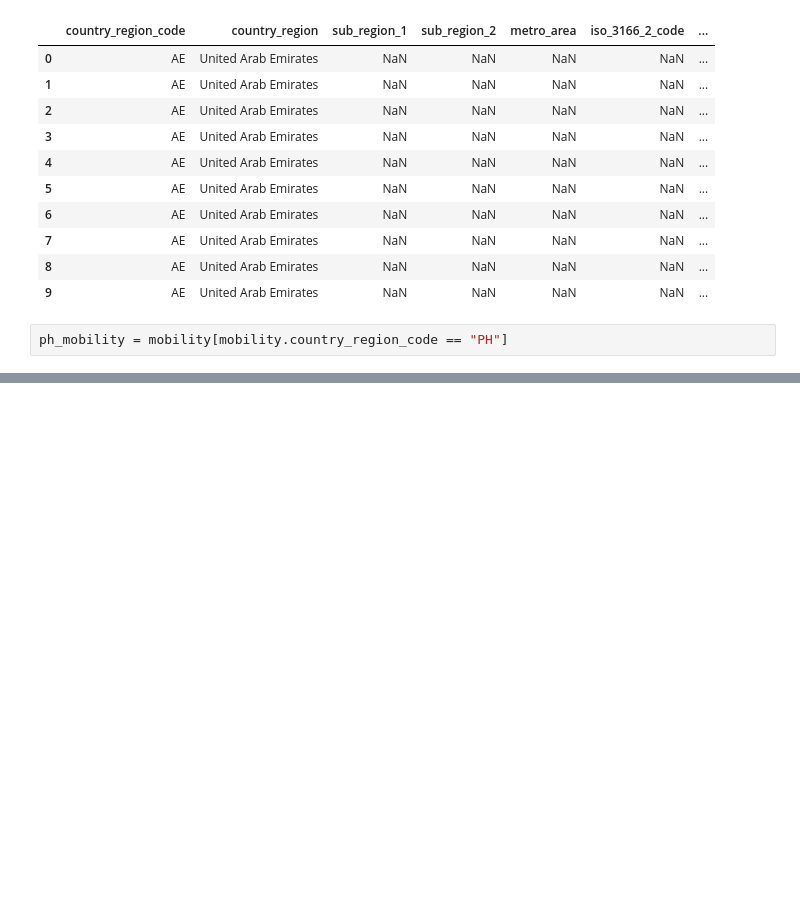
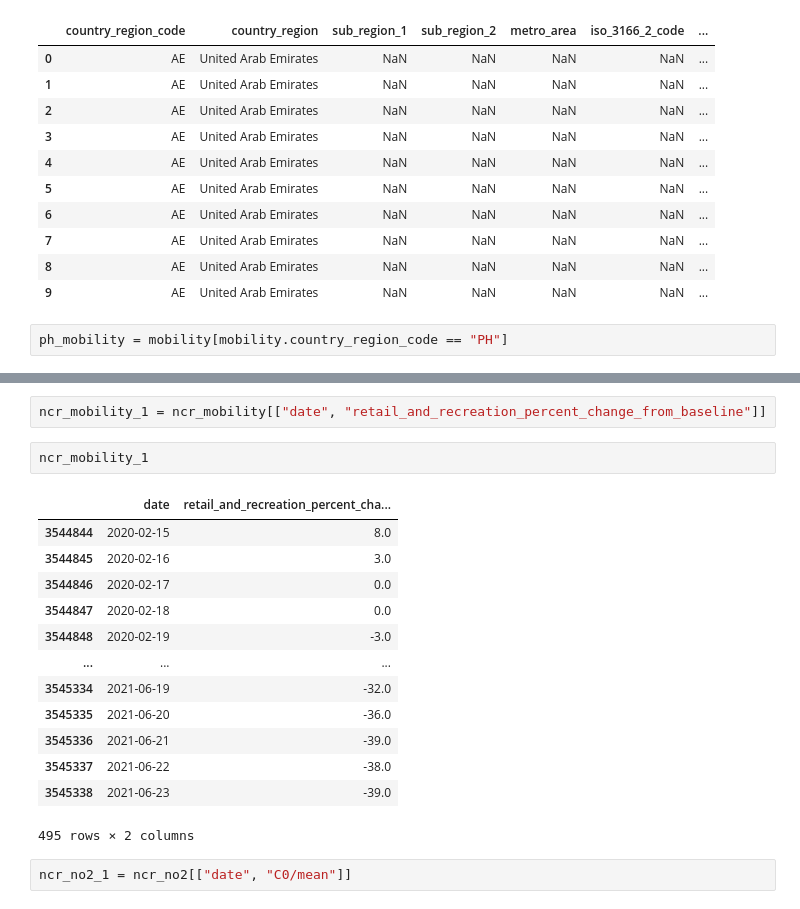
Before and after one commit to docligot/maqi, a Jupyter notebook: datasets/MAQI.ipynb, the cells around one changed output, grey strips where cells are left out. Cells and saved outputs as stored; diff of their text form; blank space fills up the shorter version.

```diff
--- a/datasets/MAQI.ipynb
+++ b/datasets/MAQI.ipynb
@@ -22,0 +103,20 @@ ph_mobility.to_csv("ph_mobility.csv")
+# %%
+ncr_mobility_1 = ncr_mobility[["date", "retail_and_recreation_percent_change_from_baseline"]]
+# %%
+ncr_mobility_1
+# %% [output]
+|  | date | retail_and_recreation_percent_cha... |
+| 3544844 | 2020-02-15 | 8.0 |
+| 3544845 | 2020-02-16 | 3.0 |
+| 3544846 | 2020-02-17 | 0.0 |
+| 3544847 | 2020-02-18 | 0.0 |
+| 3544848 | 2020-02-19 | -3.0 |
+| ... | ... | ... |
+| 3545334 | 2021-06-19 | -32.0 |
+| 3545335 | 2021-06-20 | -36.0 |
+| 3545336 | 2021-06-21 | -39.0 |
+| 3545337 | 2021-06-22 | -38.0 |
+| 3545338 | 2021-06-23 | -39.0 |
+495 rows × 2 columns
+# %%
+ncr_no2_1 = ncr_no2[["date", "C0/mean"]]
```
Also changed, not shown: parts of 11 cells of this notebook, 1 other file.
